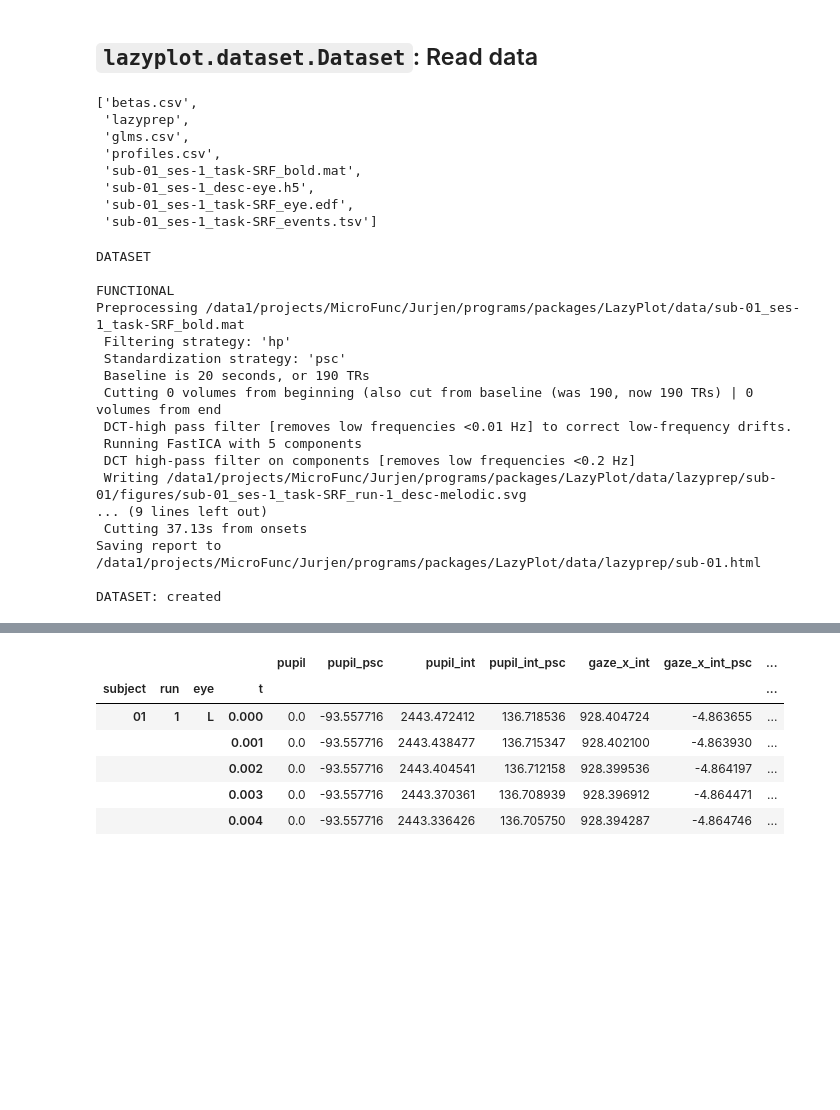
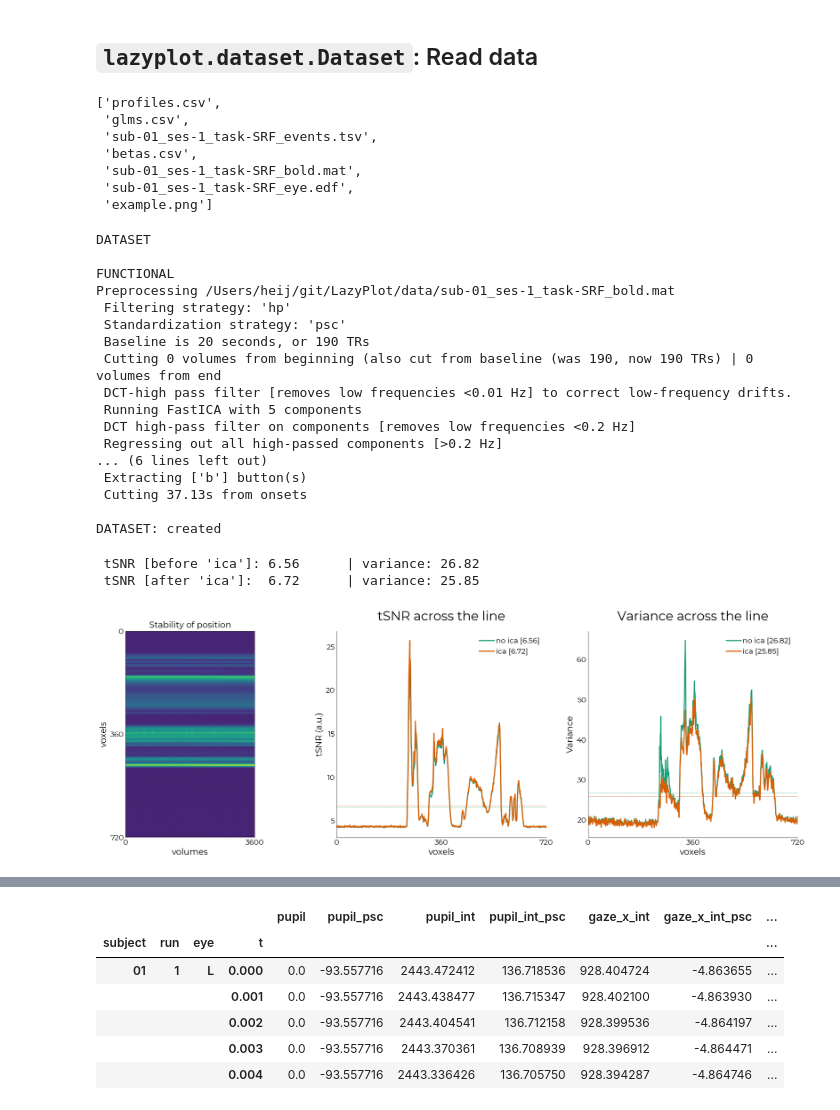
Before and after one commit to gjheij/lazyfmri, a Jupyter notebook: notebooks/example.ipynb, the cells around one changed output, grey strips where cells are left out. Cells and saved outputs as stored; diff of their text form; code cells hidden in the pictures; blank space fills up the shorter version.

```diff
--- a/notebooks/example.ipynb
+++ b/notebooks/example.ipynb
@@ -28,16 +22,16 @@ The import path 'nilearn.input_data' is deprecated in version 0.9. Importing fro
 ## `lazyplot.dataset.Dataset`: Read data
 # %%
 data_dir = opj(opd(opd(plotting.__file__)), "data")
+data_dir = "/Users/heij/git/LazyPlot/data"
 os.listdir(data_dir)
 # %% [output]
-['betas.csv',
- 'lazyprep',
+['profiles.csv',
  'glms.csv',
- 'profiles.csv',
+ 'sub-01_ses-1_task-SRF_events.tsv',
+ 'betas.csv',
  'sub-01_ses-1_task-SRF_bold.mat',
- 'sub-01_ses-1_desc-eye.h5',
  'sub-01_ses-1_task-SRF_eye.edf',
- 'sub-01_ses-1_task-SRF_events.tsv']
+ 'example.png']
 # %%
 func = opj(data_dir, "sub-01_ses-1_task-SRF_bold.mat")
 tsv = opj(data_dir, "sub-01_ses-1_task-SRF_events.tsv")
@@ -49,15 +43,13 @@ t = dataset.Dataset(
     verbose=True,
     phase_onset=0,
     ica=True,
-    report=True,
     merge=False,
-    save_as="/data1/projects/MicroFunc/Jurjen/programs/packages/LazyPlot/data/lazyprep"
 )
 # %% [output]
 DATASET
 
 FUNCTIONAL
-Preprocessing /data1/projects/MicroFunc/Jurjen/programs/packages/LazyPlot/data/sub-01_ses-1_task-SRF_bold.mat
+Preprocessing /Users/heij/git/LazyPlot/data/sub-01_ses-1_task-SRF_bold.mat
  Filtering strategy: 'hp'
  Standardization strategy: 'psc'
  Baseline is 20 seconds, or 190 TRs
@@ -65,12 +57,22 @@ Preprocessing /data1/projects/MicroFunc/Jurjen/programs/packages/LazyPlot/data/s
  DCT-high pass filter [removes low frequencies <0.01 Hz] to correct low-frequency drifts.
  Running FastICA with 5 components
  DCT high-pass filter on components [removes low frequencies <0.2 Hz]
- Writing /data1/projects/MicroFunc/Jurjen/programs/packages/LazyPlot/data/lazyprep/sub-01/figures/sub-01_ses-1_task-SRF_run-1_desc-melodic.svg
-... (9 lines left out)
+ Regressing out all high-passed components [>0.2 Hz]
+... (6 lines left out)
+ Extracting ['b'] button(s)
  Cutting 37.13s from onsets
-Saving report to /data1/projects/MicroFunc/Jurjen/programs/packages/LazyPlot/data/lazyprep/sub-01.html
 
 DATASET: created
+# %%
+t.basic_qa(
+    t.ts_corrected,
+    run=1,
+    make_figure=True
+)
+# %% [output]
+ tSNR [before 'ica']: 6.56      | variance: 26.82
+ tSNR [after 'ica']:  6.72      | variance: 25.85
+[figure, added]
 # %%
 # preprocessed functional data (high-pass + ICA [5 comps])
 t.fetch_fmri().head()
```
Also changed, not shown: parts of 10 cells of this notebook.
